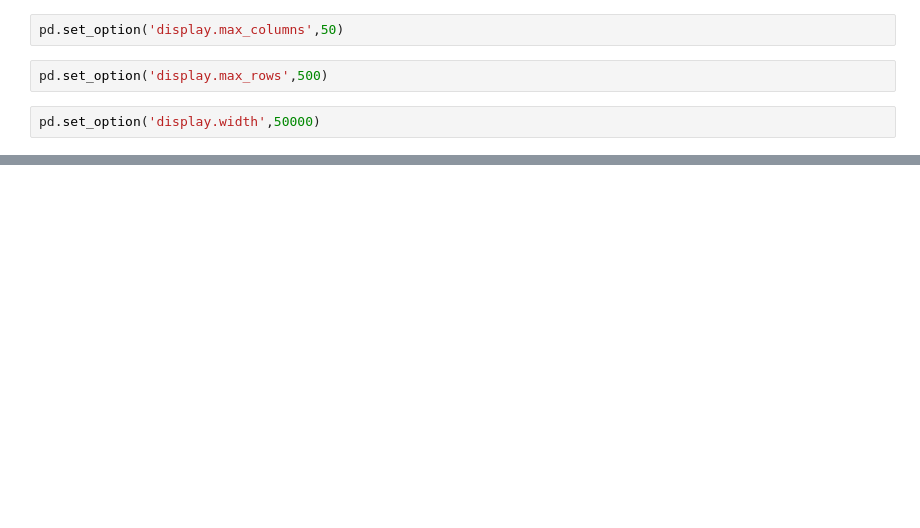
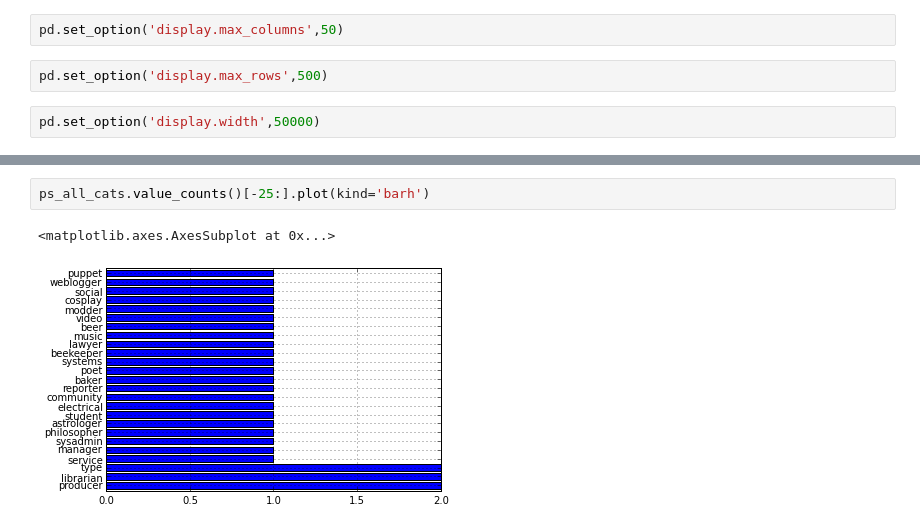
Before and after one commit to becomingGuru/usesthis_analysis, a Jupyter notebook: Analysis 3.ipynb, the cells around one changed output, grey strips where cells are left out. Saved outputs shown, nothing was run; the diff lists cells and outputs as text; blank space fills up the shorter version.

```diff
--- a/Analysis 3.ipynb
+++ b/Analysis 3.ipynb
@@ -89,0 +163,5 @@ print interview_frame.ix[:59,]
+# %%
+ps_all_cats.value_counts()[-25:].plot(kind='barh')
+# %% [output]
+<matplotlib.axes.AxesSubplot at 0x...>
+[figure, added]
```
Also changed, not shown: parts of 52 cells of this notebook.
